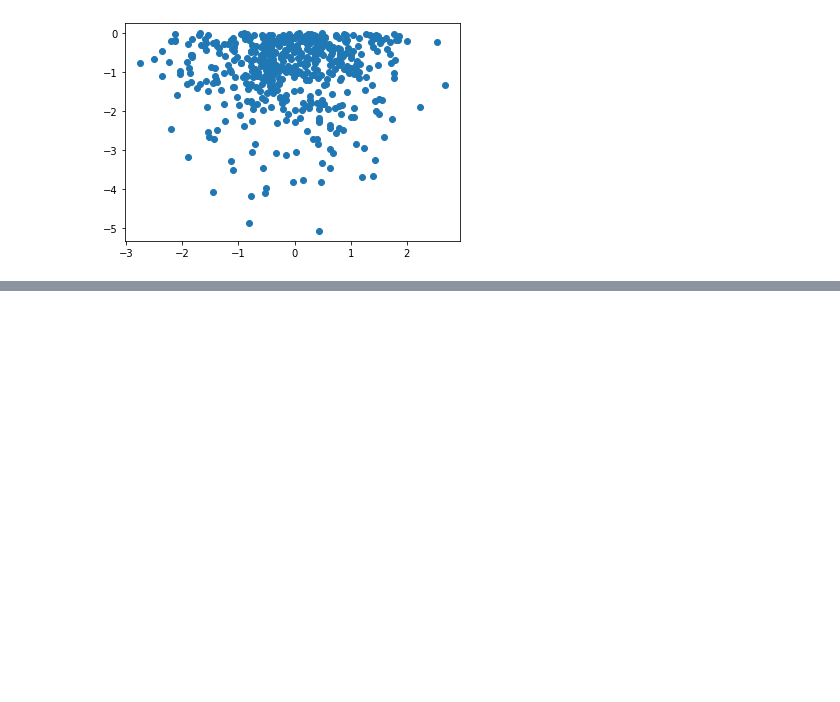
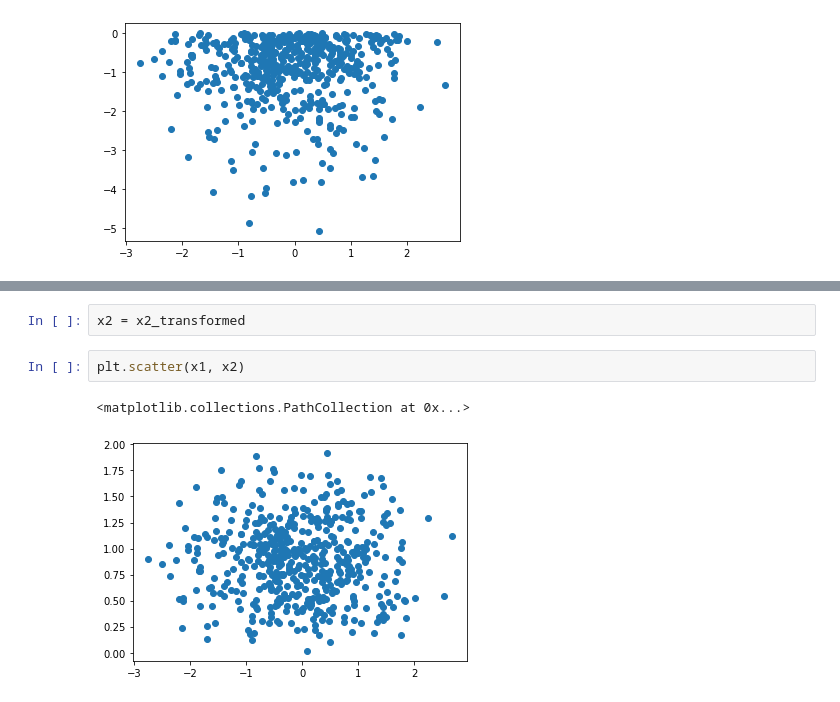
Before and after one commit to Suraj1199/DLfromScratch, a Jupyter notebook: Anamoly_Detection_using_Gaussian_Distribution.ipynb, the cells around one changed output, grey strips where cells are left out. Saved outputs shown, nothing was run; the diff lists cells and outputs as text; blank space fills up the shorter version.

```diff
--- a/Anamoly_Detection_using_Gaussian_Distribution.ipynb
+++ b/Anamoly_Detection_using_Gaussian_Distribution.ipynb
@@ -26,0 +50,7 @@ plt.scatter(x1, x2)
+# %%
+x2 = x2_transformed
+# %%
+plt.scatter(x1, x2)
+# %% [output]
+<matplotlib.collections.PathCollection at 0x...>
+[figure, added]
```
Also changed, not shown: parts of 6 cells of this notebook.
